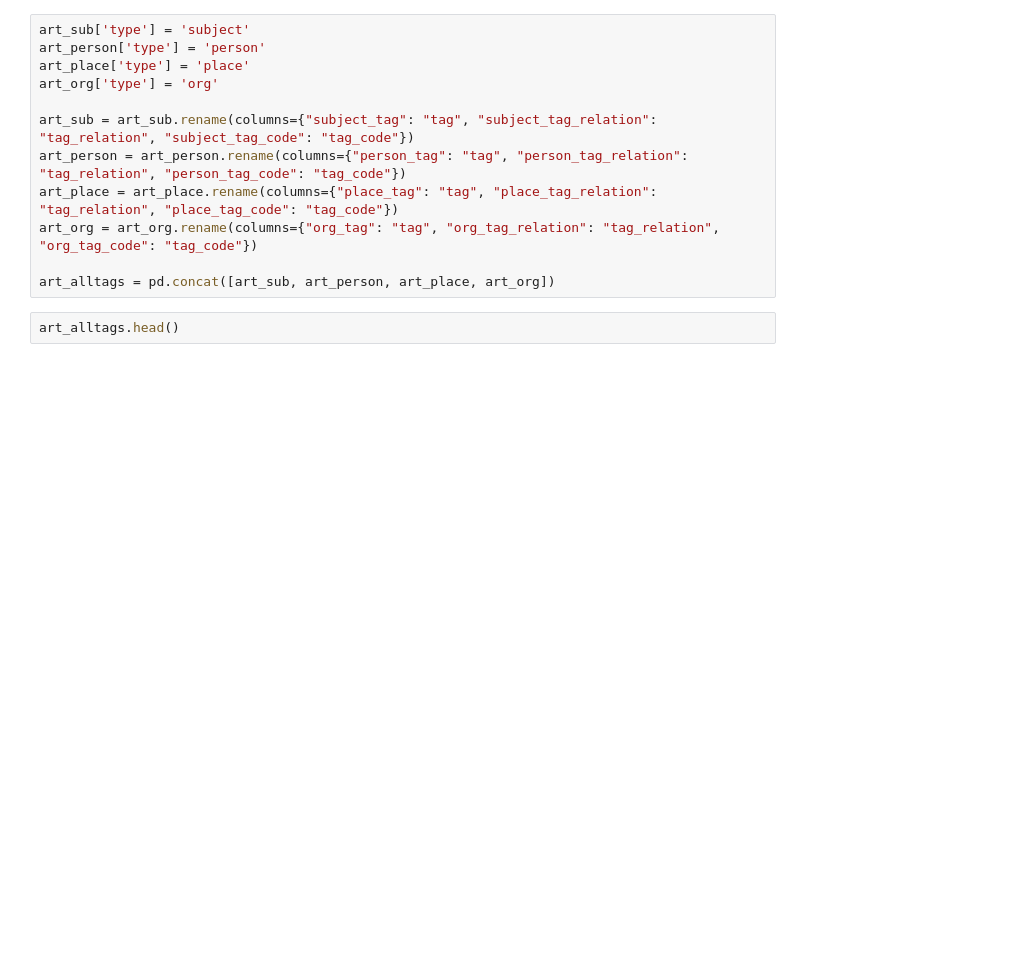
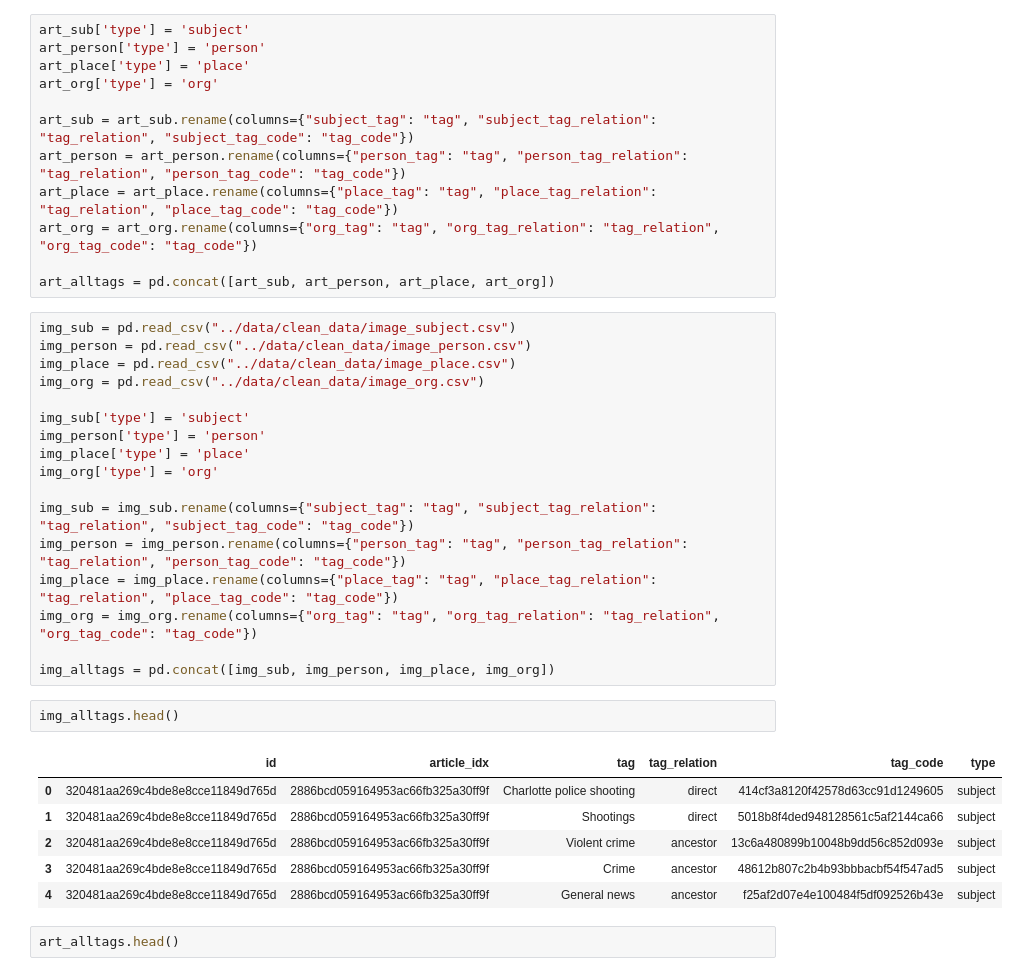
Before and after one commit to phoebewong/AC297r_2019_Associated_Press, a Jupyter notebook: notebooks/textacy-TextRank-demo.ipynb, the cells around one changed output. Cells and saved outputs as stored; diff of their text form; blank space fills up the shorter version.

```diff
--- a/notebooks/textacy-TextRank-demo.ipynb
+++ b/notebooks/textacy-TextRank-demo.ipynb
@@ -33,6 +34,32 @@ art_place = art_place.rename(columns={"place_tag": "tag", "place_tag_relation":
 art_org = art_org.rename(columns={"org_tag": "tag", "org_tag_relation": "tag_relation", "org_tag_code": "tag_code"})
 
 art_alltags = pd.concat([art_sub, art_person, art_place, art_org])
+# %%
+img_sub = pd.read_csv("../data/clean_data/image_subject.csv")
+img_person = pd.read_csv("../data/clean_data/image_person.csv")
+img_place = pd.read_csv("../data/clean_data/image_place.csv")
+img_org = pd.read_csv("../data/clean_data/image_org.csv")
+
+img_sub['type'] = 'subject'
+img_person['type'] = 'person'
+img_place['type'] = 'place'
+img_org['type'] = 'org'
+
+img_sub = img_sub.rename(columns={"subject_tag": "tag", "subject_tag_relation": "tag_relation", "subject_tag_code": "tag_code"})
+img_person = img_person.rename(columns={"person_tag": "tag", "person_tag_relation": "tag_relation", "person_tag_code": "tag_code"})
+img_place = img_place.rename(columns={"place_tag": "tag", "place_tag_relation": "tag_relation", "place_tag_code": "tag_code"})
+img_org = img_org.rename(columns={"org_tag": "tag", "org_tag_relation": "tag_relation", "org_tag_code": "tag_code"})
+
+img_alltags = pd.concat([img_sub, img_person, img_place, img_org])
+# %%
+img_alltags.head()
+# %% [output]
+|  | id | article_idx | tag | tag_relation | tag_code | type |
+| 0 | 320481aa269c4bde8e8cce11849d765d | 2886bcd059164953ac66fb325a30ff9f | Charlotte police shooting | direct | 414cf3a8120f42578d63cc91d1249605 | subject |
+| 1 | 320481aa269c4bde8e8cce11849d765d | 2886bcd059164953ac66fb325a30ff9f | Shootings | direct | 5018b8f4ded948128561c5af2144ca66 | subject |
+| 2 | 320481aa269c4bde8e8cce11849d765d | 2886bcd059164953ac66fb325a30ff9f | Violent crime | ancestor | 13c6a480899b10048b9dd56c852d093e | subject |
+| 3 | 320481aa269c4bde8e8cce11849d765d | 2886bcd059164953ac66fb325a30ff9f | Crime | ancestor | 48612b807c2b4b93bbbacbf54f547ad5 | subject |
+| 4 | 320481aa269c4bde8e8cce11849d765d | 2886bcd059164953ac66fb325a30ff9f | General news | ancestor | f25af2d07e4e100484f5df092526b43e | subject |
 # %%
 art_alltags.head()
 # %% [output]
```
Also changed, not shown: parts of 21 cells of this notebook, 1 other file.
